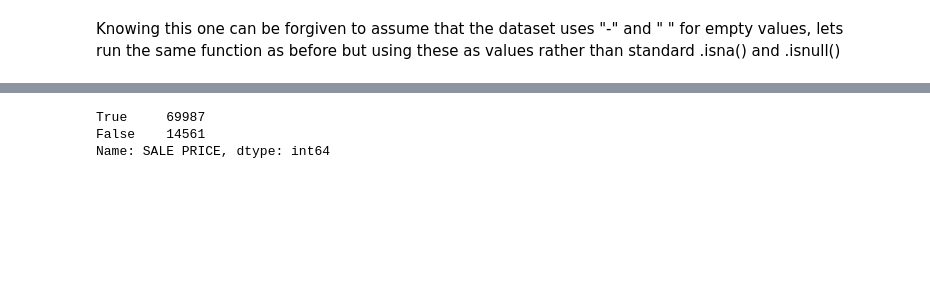
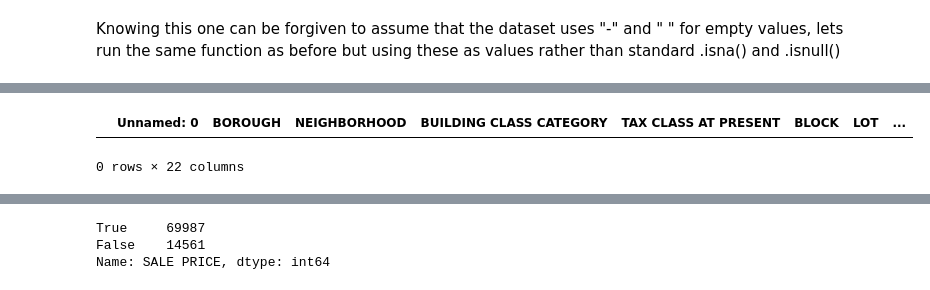
Before and after one commit to snorrealv/machine-learning_284, a Jupyter notebook: group_task/main.ipynb, the cells around one changed output, grey strips where cells are left out. Saved outputs shown, nothing was run; the diff lists cells and outputs as text; code cells hidden in the pictures; blank space fills up the shorter version.

```diff
--- a/group_task/main.ipynb
+++ b/group_task/main.ipynb
@@ -216,0 +186,5 @@ Name: EASE-MENT, dtype: object
+# %%
+i = 0
+for col in df.columns.tolist():
+    print(f'---------------------------\n{col}')
+    print(df[col].value_counts())
@@ -218,0 +213,6 @@ Knowing this one can be forgiven to assume that the dataset uses "-" and " " for
+# %%
+for col in df.columns.tolist():
+    df.loc[df[col] == "", col] = None
+
+print("Percentage null or na values in Dataset")
+((df.isnull() | df.isna()).sum() * 100 / df.index.size).round(2)
@@ -218,0 +238,3 @@ Knowing this one can be forgiven to assume that the dataset uses "-" and " " for
+# %%
+test_df = df.replace(' ', np.nan)
+test_df = test_df.replace(' -  ', np.nan)
@@ -218,0 +256,2 @@ Knowing this one can be forgiven to assume that the dataset uses "-" and " " for
+# %%
+test_df = test_df.replace('0', np.nan)
@@ -218,0 +273,5 @@ Knowing this one can be forgiven to assume that the dataset uses "-" and " " for
+# %%
+test_df.dropna()
+# %% [output]
+|  | Unnamed: 0 | BOROUGH | NEIGHBORHOOD | BUILDING CLASS CATEGORY | TAX CLASS AT PRESENT | BLOCK | LOT | ... |
+0 rows × 22 columns
```
Also changed, not shown: parts of 14 cells of this notebook.
